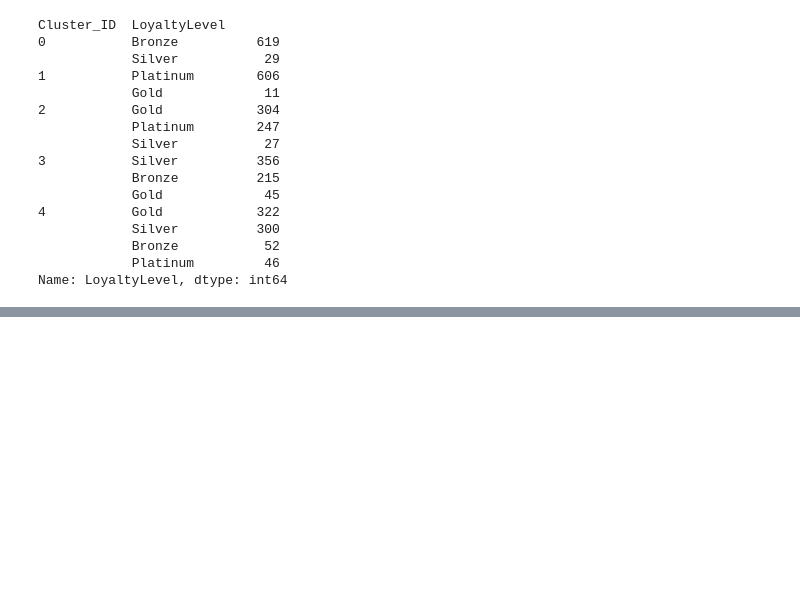
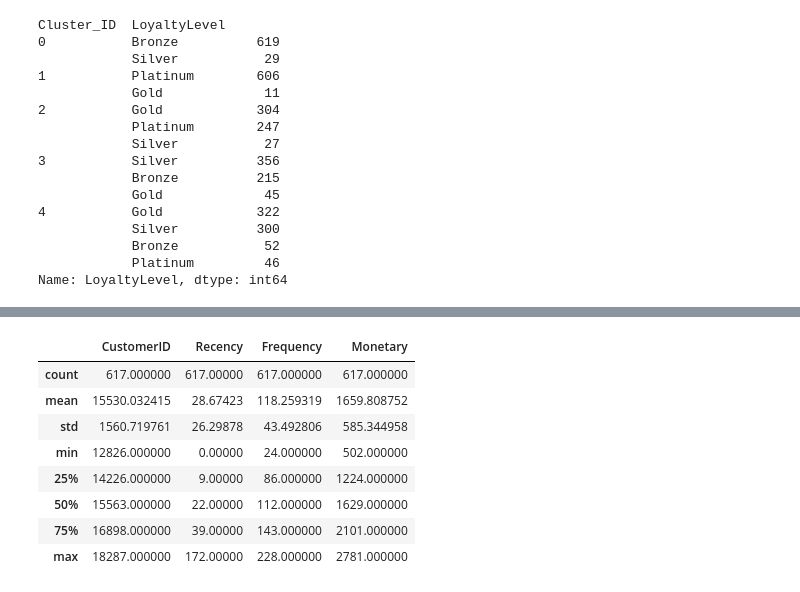
Before and after one commit to Mano1498/Customer_Segmentation, a Jupyter notebook: Customer_segment(Kmeans).ipynb, the cells around one changed output, grey strips where cells are left out. Saved outputs shown, nothing was run; the diff lists cells and outputs as text; code cells hidden in the pictures; blank space fills up the shorter version.

```diff
--- a/Customer_segment(Kmeans).ipynb
+++ b/Customer_segment(Kmeans).ipynb
@@ -191,0 +178,2 @@ Name: LoyaltyLevel, dtype: int64
+# %%
+c1 = pd.DataFrame(retail[kmeans.labels_ == 1][["CustomerID","LoyaltyLevel"] + features])
@@ -191,0 +195,12 @@ Name: LoyaltyLevel, dtype: int64
+# %%
+c1.describe()
+# %% [output]
+|  | CustomerID | Recency | Frequency | Monetary |
+| count | 617.000000 | 617.00000 | 617.000000 | 617.000000 |
+| mean | 15530.032415 | 28.67423 | 118.259319 | 1659.808752 |
+| std | 1560.719761 | 26.29878 | 43.492806 | 585.344958 |
+| min | 12826.000000 | 0.00000 | 24.000000 | 502.000000 |
+| 25% | 14226.000000 | 9.00000 | 86.000000 | 1224.000000 |
+| 50% | 15563.000000 | 22.00000 | 112.000000 | 1629.000000 |
+| 75% | 16898.000000 | 39.00000 | 143.000000 | 2101.000000 |
+| max | 18287.000000 | 172.00000 | 228.000000 | 2781.000000 |
```
Also changed, not shown: parts of 9 cells of this notebook.
